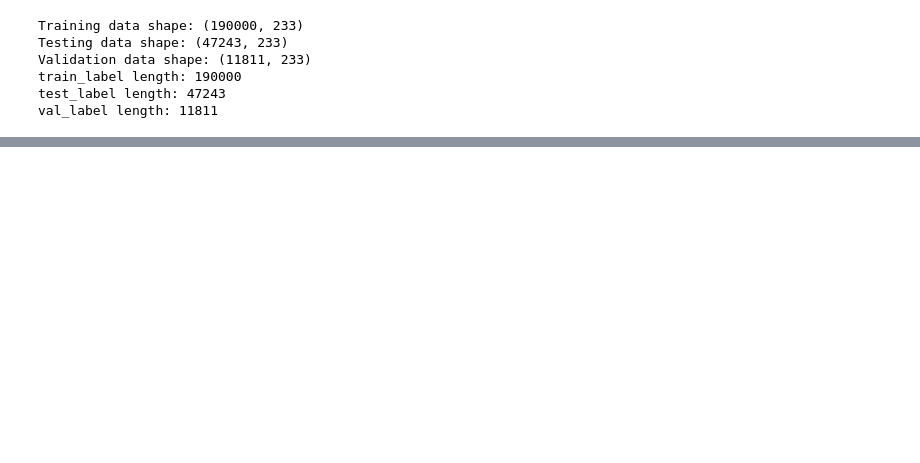
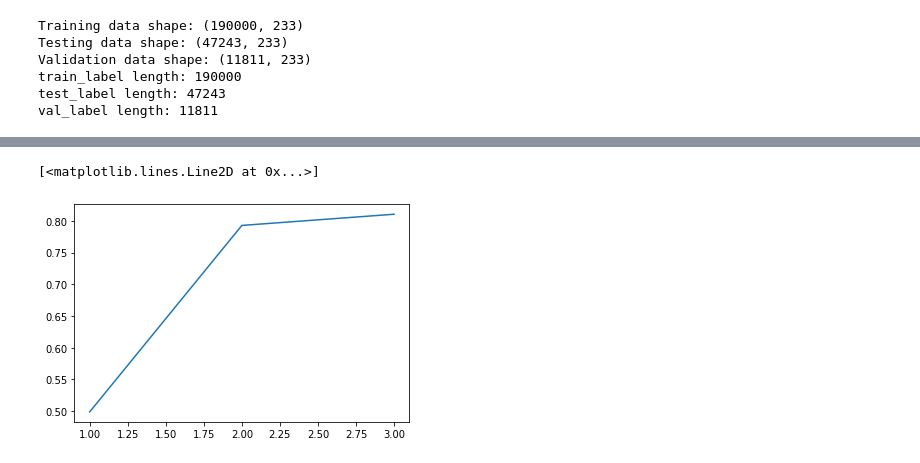
Before and after one commit to kirahman2/tensorflow_classification, a Jupyter notebook: tensorflow_classification.ipynb, the cells around one changed output, grey strips where cells are left out. Saved outputs shown, nothing was run; the diff lists cells and outputs as text; code cells hidden in the pictures; blank space fills up the shorter version.

```diff
--- a/tensorflow_classification.ipynb
+++ b/tensorflow_classification.ipynb
@@ -155,8 +170,8 @@ list_data = [train_sample, test_sample]
 class PreProcessing():
     def __init__(self, list_data, target):
         self.target = target
-        self.train_sample = list_data[0]
-        self.test_sample = list_data[1]
+        self.train_sample = list_data[0].copy()
+        self.test_sample = list_data[1].copy()
         self.test_sample = self.shuffle_data(self.test_sample)
         self.test_sample, self.val_sample = self._split_test_data()
         self.train_label = self._create_target(self.train_sample)
@@ -198,6 +213,8 @@ class PreProcessing():
         self.val_sample = scaler.transform(self.val_sample)
 
 pp = PreProcessing(list_data, target)
+# right now, train_sample is copied, so the original train_sample is not modified. We might need to reverse
+# our change later when it comes to feeding the model our data.
 # %% [output]
 Training data shape: (190000, 233)
 Testing data shape: (47243, 233)
@@ -411,0 +511,34 @@ plt.plot(list_epoch, list_auc_score)
+# %%
+# parsing through each saved weights through the list, then loading the weights, scoring and plotting results.
+filepath_checkpoint_folder = './cp.ckpt/'
+list_auc_score = []
+list_epoch = []
+val_epoch = 0
+
+for chkpt in list_checkpoints:
+    filepath_chkpt = filepath_checkpoint_folder + chkpt
+
+    model = keras.Sequential([keras.layers.Dense(16, activation='relu', kernel_regularizer=l2(0.0001), input_shape=(pp.train_sample.shape[-1],)),
+                          keras.layers.Dense(16, activation='relu', kernel_regularizer=l2(0.0001)),
+                          keras.layers.Dropout(.5),
+                          keras.layers.Dense(1, activation='sigmoid', bias_initializer=output_bias)])
+
+    model.compile(optimizer=keras.optimizers.Adam(lr=lr), loss=loss, metrics=metrics)
+
+    model.load_weights(filepath_chkpt)
+
+    predictions = model.predict(pp.test_sample, batch_size=10, verbose=0)
+    rounded_predictions = model.predict_classes(pp.test_sample, batch_size=10, verbose=0)
+    fpr, tpr, thresholds = roc_curve(pp.test_label, rounded_predictions, pos_label=1)
+    auc_score = auc(fpr, tpr)
+    list_auc_score.append(auc_score)
+    val_epoch = val_epoch + 1
+    print('epoch:', val_epoch, 'auc_score:', auc_score)
+    cm = confusion_matrix(pp.test_label, rounded_predictions)
+
+list_epoch = []
+for val in range(1,len(list_auc_score) + 1):
+    list_epoch.append(val)
+
+plt.plot(list_epoch, list_auc_score)
+# %% [output]
@@ -412,3 +562,5 @@ plt.plot(list_epoch, list_auc_score)
+[<matplotlib.lines.Line2D at 0x...>]
+[figure, added]
 # %%
 # Final model - for non OOP dataset
 list_auc_score = []
```
Also changed, not shown: parts of 18 cells of this notebook.
